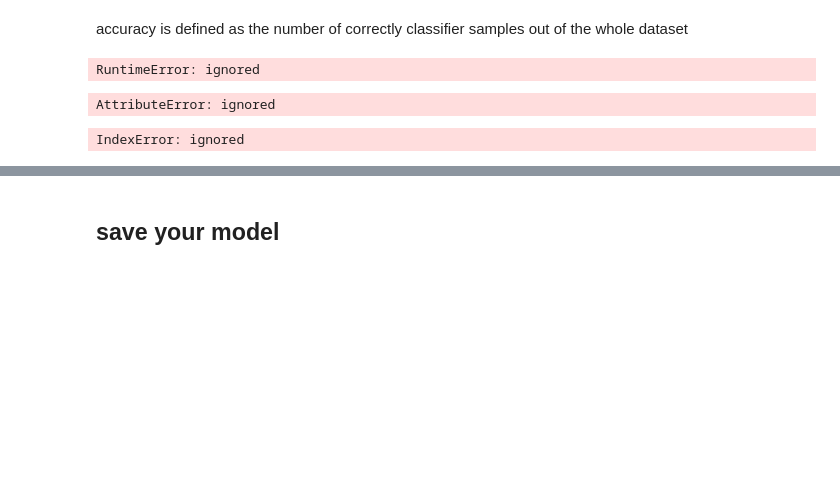
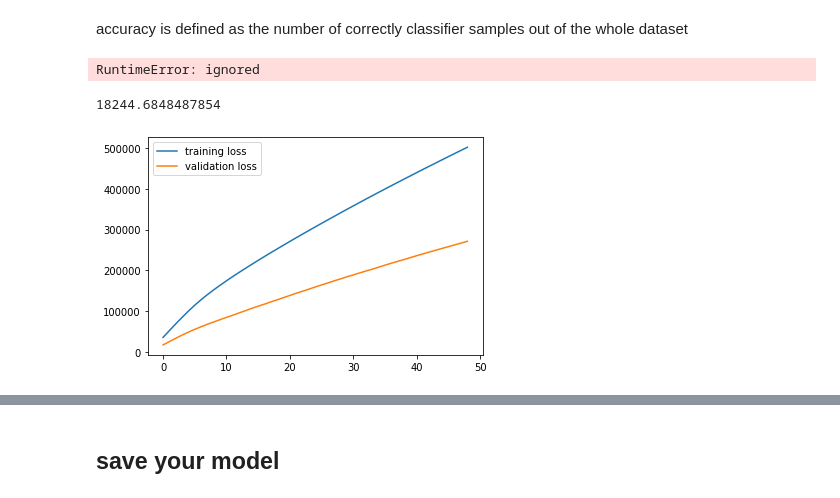
Before and after one commit to NJain121442/course2020, a Jupyter notebook: Tutorial2/Homework_1_nikita.ipynb, the cells around one changed output, grey strips where cells are left out. Saved outputs shown, nothing was run; the diff lists cells and outputs as text; code cells hidden in the pictures; blank space fills up the shorter version.

```diff
--- a/Tutorial2/Homework_1_nikita.ipynb
+++ b/Tutorial2/Homework_1_nikita.ipynb
@@ -140,7 +140,7 @@ class CustomDataset(Dataset):
     def __getitem__(self, idx):
 
         img = Image.open(self.filelist[idx])
-        x = transforms.ToTensor()(img)
+        x = transforms.ToTensor()(img).view(-1)
 
         x = (x-self.mean)/self.std
 
@@ -274,13 +300,15 @@ n_epochs = 50
 
 loss_vs_epoch = []
 accuracy_vs_epoch = []
+training_loss = 0
+validation_loss =0
 
 for epoch in tqdm( range(n_epochs) ):
 
     net.train()
     for x,y in training_dataloader:
       if torch.cuda.is_available():
-        x,y = x.cuda(), y.cuda()
+        x,y = x.cuda(),y.cuda()
         #clear the grade of all optimzed variables
         optimizer.zero_grad()
         output = net(x)
@@ -289,31 +317,31 @@ for epoch in tqdm( range(n_epochs) ):
         loss.backward()
         optimizer.step()
         training_loss += loss.item() * x.size(0)
-        training_accuracy = dataset_accuracy(x,y,net,loss_func)
+        #training_accuracy = dataset_accuracy(x,y,net,loss_func)
 
     net.eval()
     for x,y in valid_dataloader:
         if torch.cuda.is_available():
-            x,y = x.cuda(), y.cuda()
+            x,y = x.cuda(),y.cuda()
             # forward pass: compute predicted outputs by passing inputs to the model
             output = net(x)   # calculate the loss
             loss = loss_func(output,y) # update running validation loss
             validation_loss += loss.item() * x.size(0)
-            validation_accuracy = dataset_accuracy(x,y,net,loss_func)
+            #validation_accuracy = dataset_accuracy(x,y,net,loss_func)
 
     loss_vs_epoch.append([training_loss, validation_loss])
     accuracy_vs_epoch.append([training_accuracy,validation_accuracy])
-# %% [output]
-AttributeError: ignored
 # %%
 loss_vs_epoch = np.array(loss_vs_epoch)
 
 plt.plot(loss_vs_epoch[:,0][1:],label='training loss')
 plt.plot(loss_vs_epoch[:,1][1:],label='validation loss')
 
 plt.legend()
+loss_vs_epoch[0][0]
 # %% [output]
-IndexError: ignored
+18244.6848487854
+[figure, added]
 # %%
 accuracy_vs_epoch = np.array(accuracy_vs_epoch)
 
```
Also changed, not shown: parts of 14 cells of this notebook.
